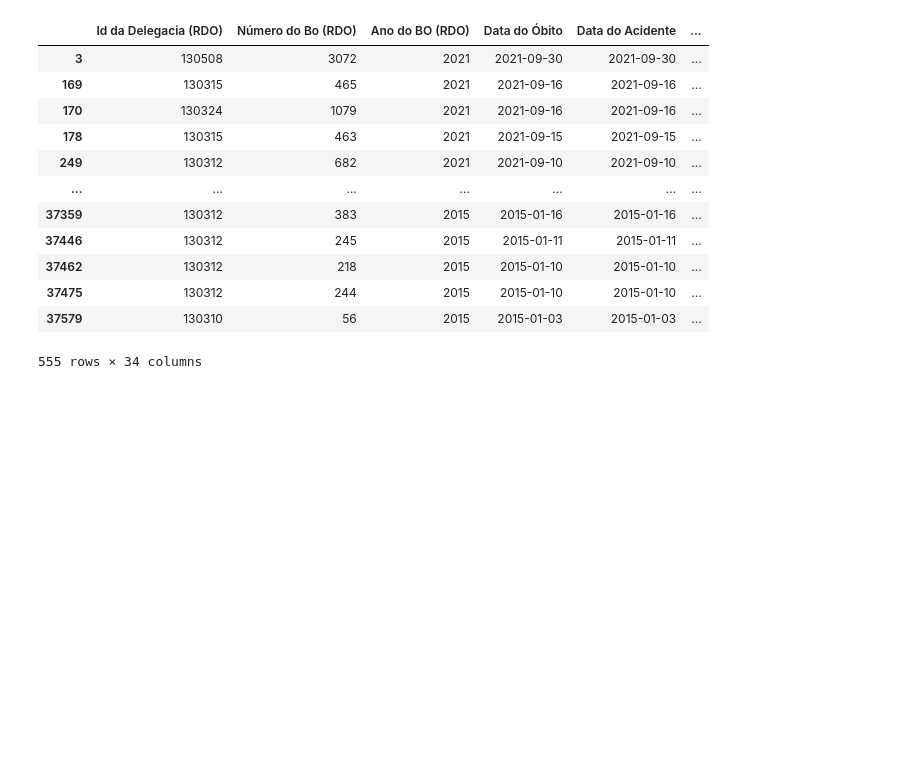
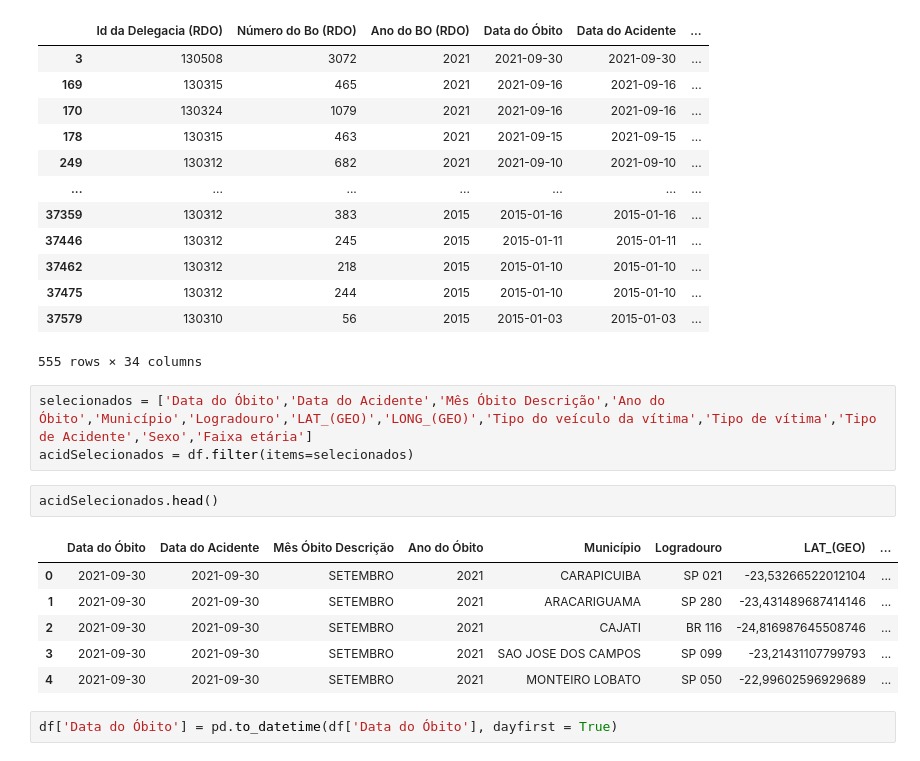
Before and after one commit to Caiiqef/acidentespublicos, a Jupyter notebook: acidentes_publicos.ipynb, the cells around one changed output. Drawn from its saved outputs; the diff is of its cells as text; blank space fills up the shorter version.

```diff
--- a/acidentes_publicos.ipynb
+++ b/acidentes_publicos.ipynb
@@ -53,3 +53,17 @@ df.query("Município == 'SAO JOSE DOS CAMPOS'")
 | 37475 | 130312 | 244 | 2015 | 2015-01-10 | 2015-01-10 | ... |
 | 37579 | 130310 | 56 | 2015 | 2015-01-03 | 2015-01-03 | ... |
 555 rows × 34 columns
+# %%
+selecionados = ['Data do Óbito','Data do Acidente','Mês Óbito Descrição','Ano do Óbito','Município','Logradouro','LAT_(GEO)','LONG_(GEO)','Tipo do veículo da vítima','Tipo de vítima','Tipo de Acidente','Sexo','Faixa etária']
+acidSelecionados = df.filter(items=selecionados)
+# %%
+acidSelecionados.head()
+# %% [output]
+|  | Data do Óbito | Data do Acidente | Mês Óbito Descrição | Ano do Óbito | Município | Logradouro | LAT_(GEO) | ... |
+| 0 | 2021-09-30 | 2021-09-30 | SETEMBRO | 2021 | CARAPICUIBA | SP 021 | -23,53266522012104 | ... |
+| 1 | 2021-09-30 | 2021-09-30 | SETEMBRO | 2021 | ARACARIGUAMA | SP 280 | -23,431489687414146 | ... |
+| 2 | 2021-09-30 | 2021-09-30 | SETEMBRO | 2021 | CAJATI | BR 116 | -24,816987645508746 | ... |
+| 3 | 2021-09-30 | 2021-09-30 | SETEMBRO | 2021 | SAO JOSE DOS CAMPOS | SP 099 | -23,21431107799793 | ... |
+| 4 | 2021-09-30 | 2021-09-30 | SETEMBRO | 2021 | MONTEIRO LOBATO | SP 050 | -22,99602596929689 | ... |
+# %%
+df['Data do Óbito'] = pd.to_datetime(df['Data do Óbito'], dayfirst = True)
```
Also changed, not shown: parts of 2 cells of this notebook.
